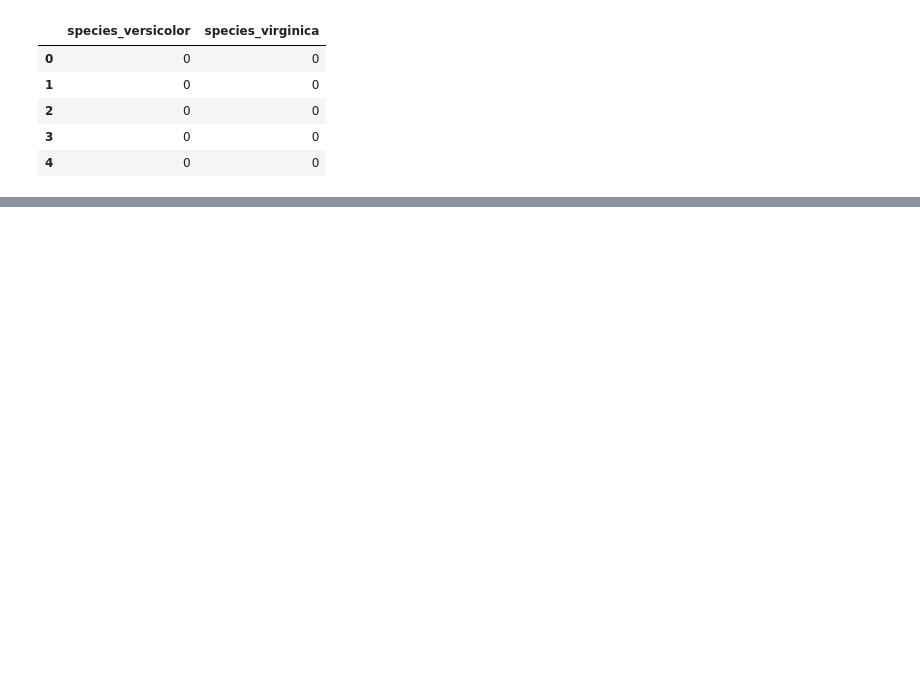
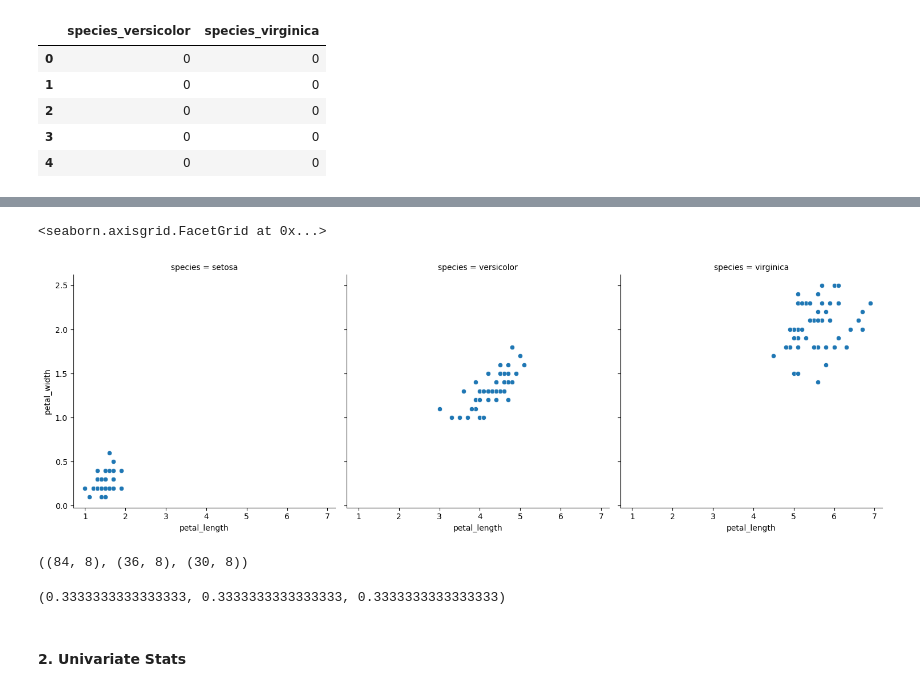
Before and after one commit to carlopdeleon/classification-exercises, a Jupyter notebook: classification_exercises.ipynb, the cells around one changed output, grey strips where cells are left out. Drawn from its saved outputs; the diff is of its cells as text; code cells hidden in the pictures; blank space fills up the shorter version.

```diff
--- a/classification_exercises.ipynb
+++ b/classification_exercises.ipynb
@@ -561,6 +562,6 @@ iris.head()
 def prep_iris(df):
     df = df.drop(['measurement_id', 'species_id'], axis=1)
     df = df.rename(columns={'species_name': 'species'})
-    the_dummy = pd.get_dummies(df[['species']], dummy_na=False, drop_first=True)
+    the_dummy = pd.get_dummies(df[['species']], dummy_na=False, drop_first=False)
     df = pd.concat([df, the_dummy], axis=1)
     return df
@@ -1006,0 +1010,2 @@ validate.head()
+# %%
+iris_explore = acquire.get_iris_data()
@@ -1006,0 +1021,4 @@ validate.head()
+# %%
+# Clean the data
+iris_explore = prep_iris(iris_explore)
+iris_explore.head()
@@ -1006,0 +1032,5 @@ validate.head()
+# %%
+sns.relplot(x='petal_length', y='petal_width',data=iris_explore, col='species')
+# %% [output]
+<seaborn.axisgrid.FacetGrid at 0x...>
+[figure, added]
@@ -1006,0 +1039,11 @@ validate.head()
+# %%
+train.shape, validate.shape, test.shape
+# %% [output]
+((84, 8), (36, 8), (30, 8))
+# %%
+# Even proportion of means across the stratified target.
+train.species_versicolor.mean(), validate.species_versicolor.mean(), test.species_versicolor.mean()
+# %% [output]
+(0.3333333333333333, 0.3333333333333333, 0.3333333333333333)
+# %% [markdown]
+#### 2. Univariate Stats
```
Also changed, not shown: parts of 168 cells of this notebook.
